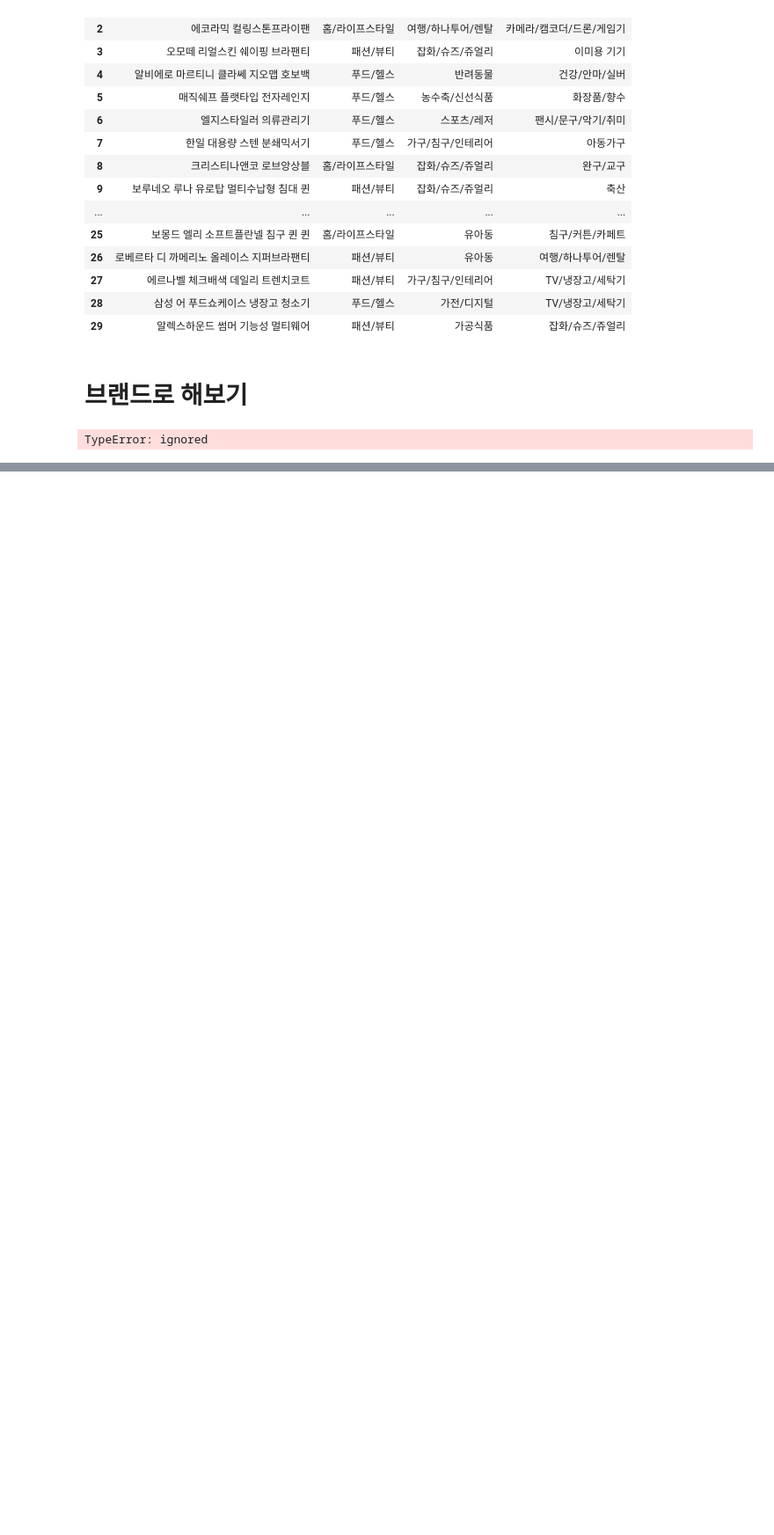
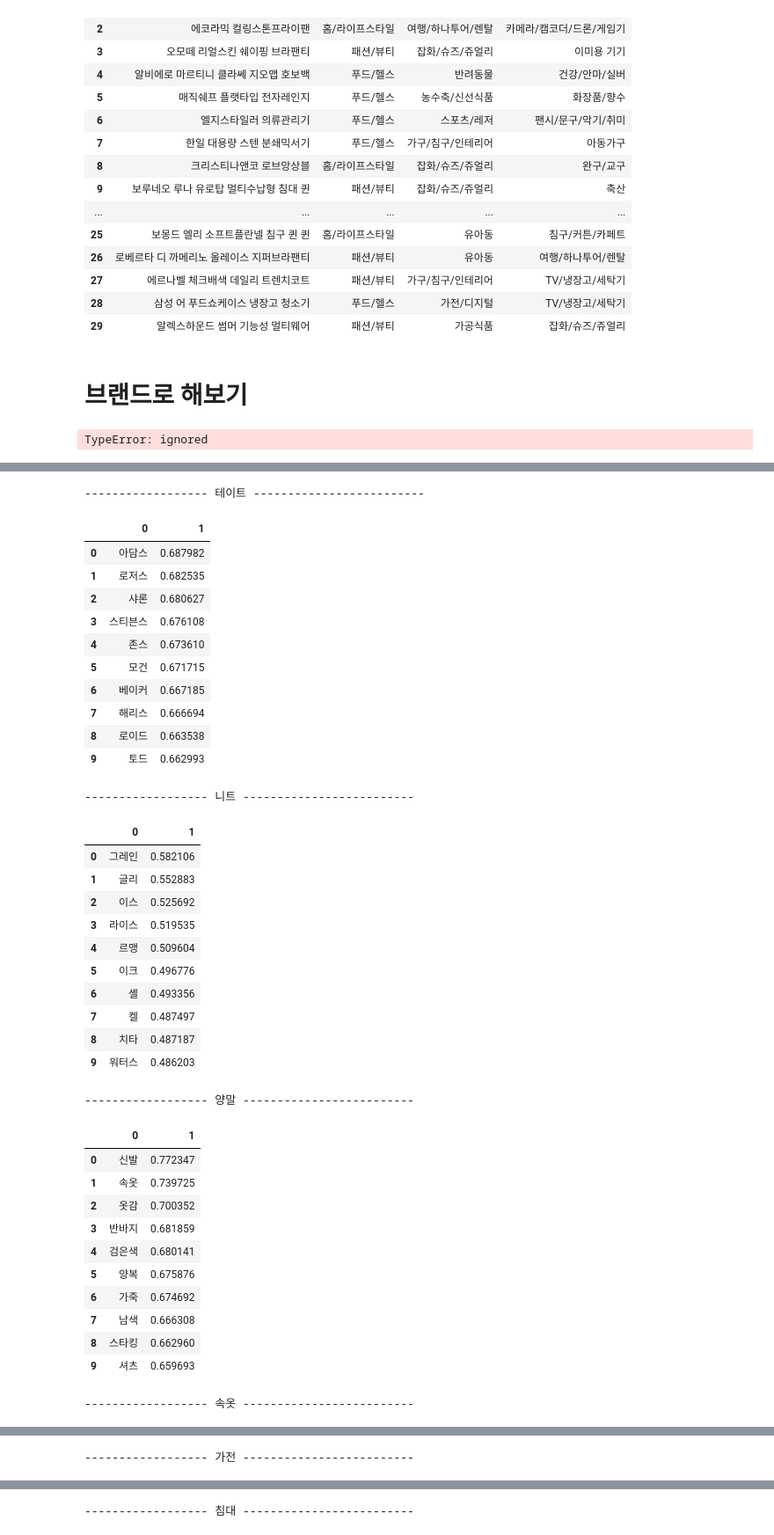
Before and after one commit to shp1204/WANPANMAN, a Jupyter notebook: 카테고리화DOC2VEC.ipynb, the cells around one changed output, grey strips where cells are left out. Shown at 88% size. Saved outputs shown, nothing was run; the diff lists cells and outputs as text; code cells hidden in the pictures; blank space fills up the shorter version.

```diff
--- a/카테고리화DOC2VEC.ipynb
+++ b/카테고리화DOC2VEC.ipynb
@@ -898,0 +1010,48 @@ result.loc[:,['product_name', 'C1']].head(10)
+# %%
+word_list = ['테이트', '니트', '양말', '속옷',  '가전', '침대', '그릇', '에어컨', '침구세트'] # '드로즈', '공기청정기',
+
+for word in word_list :
+    print('------------------', word, '-------------------------')
+    try :
+        display(pd.DataFrame(ko_model.wv.most_similar(word)))
+    except :
+        print('not in vocab')
+        continue
+# %% [output]
+------------------ 테이트 -------------------------
+|  | 0 | 1 |
+| 0 | 아담스 | 0.687982 |
+| 1 | 로저스 | 0.682535 |
+| 2 | 샤론 | 0.680627 |
+| 3 | 스티븐스 | 0.676108 |
+| 4 | 존스 | 0.673610 |
+| 5 | 모건 | 0.671715 |
+| 6 | 베이커 | 0.667185 |
+| 7 | 해리스 | 0.666694 |
+| 8 | 로이드 | 0.663538 |
+| 9 | 토드 | 0.662993 |
+------------------ 니트 -------------------------
+|  | 0 | 1 |
+| 0 | 그레인 | 0.582106 |
+| 1 | 글리 | 0.552883 |
+| 2 | 이스 | 0.525692 |
+| 3 | 라이스 | 0.519535 |
+| 4 | 르맹 | 0.509604 |
+| 5 | 이크 | 0.496776 |
+| 6 | 셸 | 0.493356 |
+| 7 | 켈 | 0.487497 |
+| 8 | 치타 | 0.487187 |
+| 9 | 워터스 | 0.486203 |
+------------------ 양말 -------------------------
+|  | 0 | 1 |
+| 0 | 신발 | 0.772347 |
+| 1 | 속옷 | 0.739725 |
+| 2 | 옷감 | 0.700352 |
+| 3 | 반바지 | 0.681859 |
+| 4 | 검은색 | 0.680141 |
+| 5 | 양복 | 0.675876 |
+| 6 | 가죽 | 0.674692 |
+| 7 | 남색 | 0.666308 |
+| 8 | 스타킹 | 0.662960 |
+| 9 | 셔츠 | 0.659693 |
+------------------ 속옷 -------------------------
@@ -898,0 +1069 @@ result.loc[:,['product_name', 'C1']].head(10)
+------------------ 가전 -------------------------
@@ -898,0 +1081 @@ result.loc[:,['product_name', 'C1']].head(10)
+------------------ 침대 -------------------------
```
Also changed, not shown: parts of 35 cells of this notebook.
